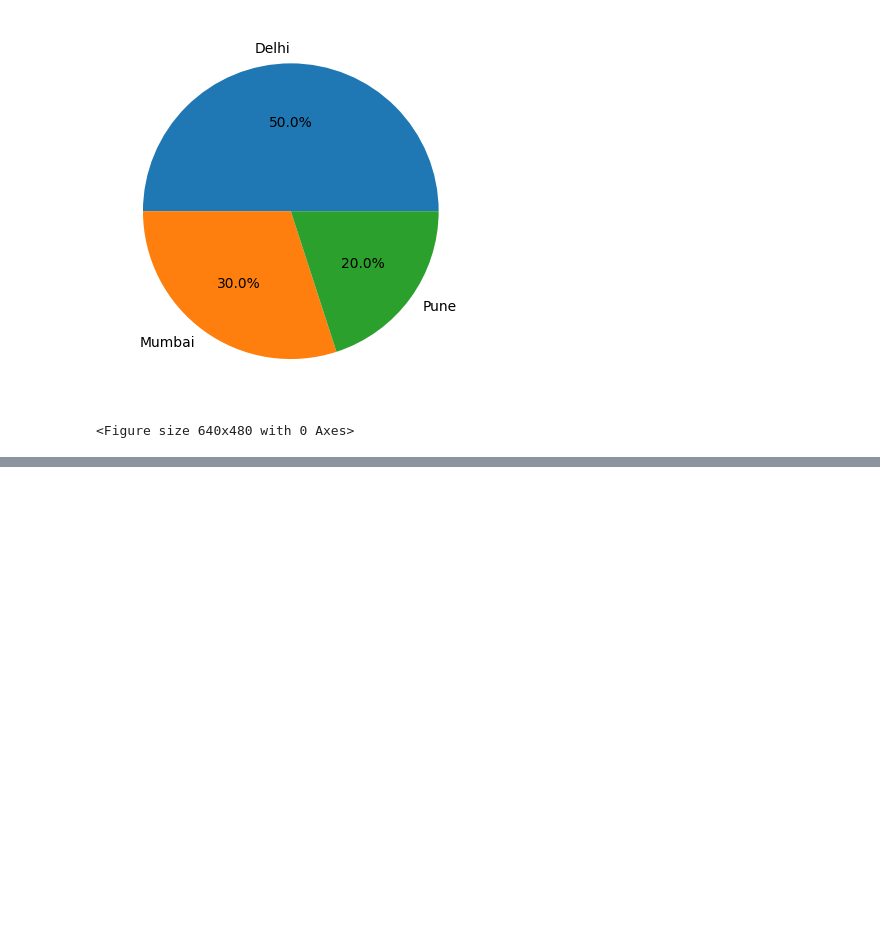
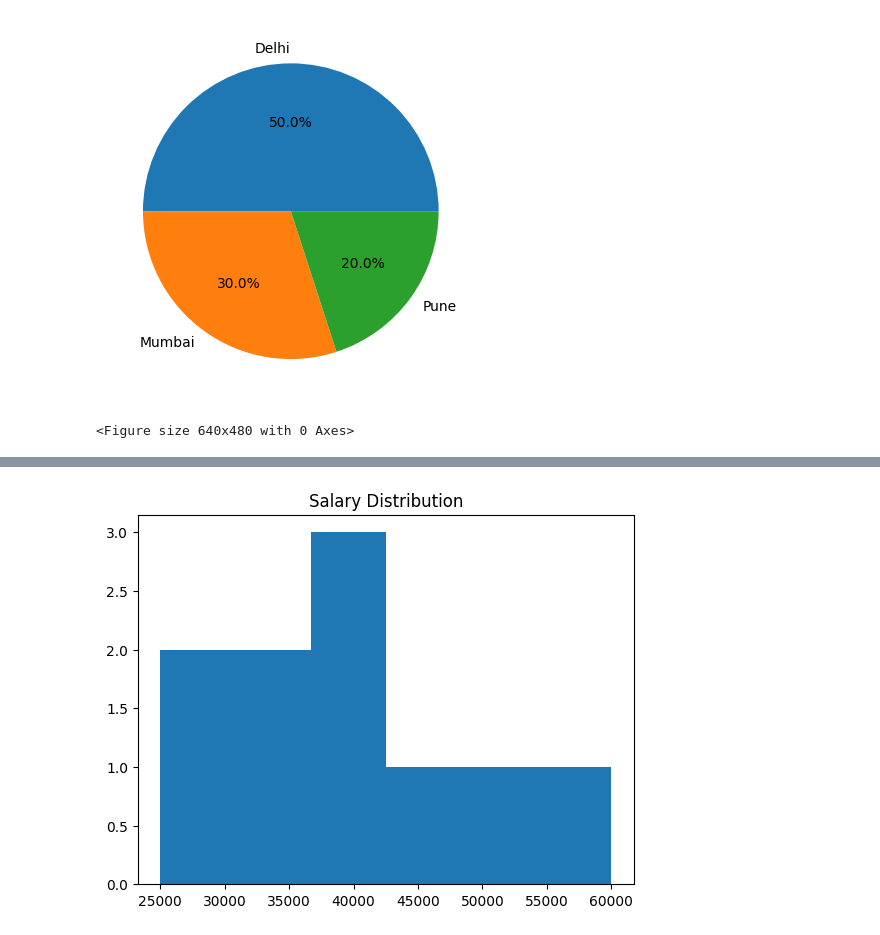
Before and after one commit to Prashantkumartalan43/Exercise, a Jupyter notebook: python_basics_week4.ipynb, the cells around one changed output, grey strips where cells are left out. Cells and saved outputs as stored; diff of their text form; code cells hidden in the pictures; blank space fills up the shorter version.

```diff
--- a/python_basics_week4.ipynb
+++ b/python_basics_week4.ipynb
@@ -128,0 +140,18 @@ plt.show()
+# %%
+salary = [
+    25000,30000,32000,
+    35000,37000,40000,
+    42000,45000,50000,
+    60000
+]
+
+plt.hist(
+    salary,
+    bins=6
+)
+
+plt.title("Salary Distribution")
+
+plt.show()
+# %% [output]
+[figure, added]
```
Also changed, not shown: parts of 9 cells of this notebook.
